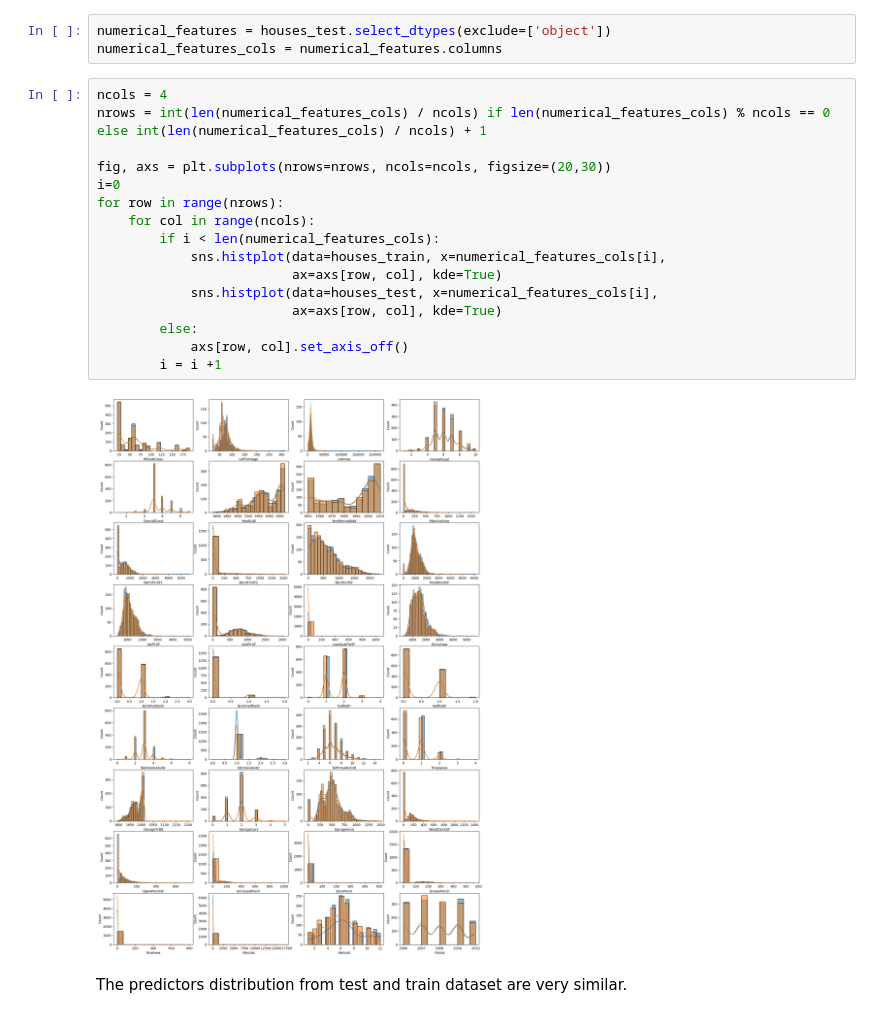
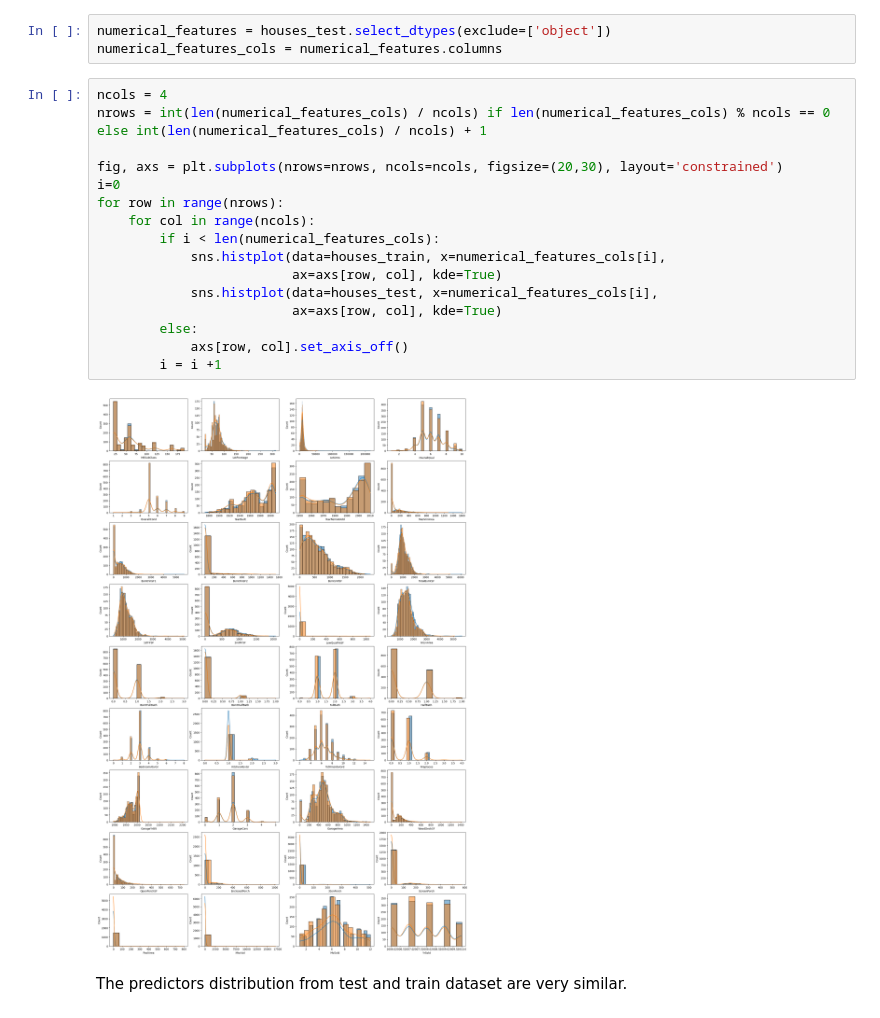
Before and after one commit to arthuralbarelli/house-prices-prediction, a Jupyter notebook: eda-house-prices.ipynb, the cells around one changed output. Drawn from its saved outputs; the diff is of its cells as text.

```diff
--- a/eda-house-prices.ipynb
+++ b/eda-house-prices.ipynb
@@ -113,21 +179,21 @@ numerical_features_cols = numerical_features.columns
 # %%
 ncols = 4
 nrows = int(len(numerical_features_cols) / ncols) if len(numerical_features_cols) % ncols == 0 else int(len(numerical_features_cols) / ncols) + 1
 
-fig, axs = plt.subplots(nrows=nrows, ncols=ncols, figsize=(20,30))
+fig, axs = plt.subplots(nrows=nrows, ncols=ncols, figsize=(20,30), layout='constrained')
 i=0
 for row in range(nrows):
     for col in range(ncols):
         if i < len(numerical_features_cols):
             sns.histplot(data=houses_train, x=numerical_features_cols[i],
                          ax=axs[row, col], kde=True)
             sns.histplot(data=houses_test, x=numerical_features_cols[i],
                          ax=axs[row, col], kde=True)
         else:
             axs[row, col].set_axis_off()
         i = i +1
 # %% [output]
-[figure, old version]
+[figure, new version]
 # %% [markdown]
 The predictors distribution from test and train dataset are very similar.
 # %% [markdown]
```
Also changed, not shown: parts of 9 cells of this notebook.
